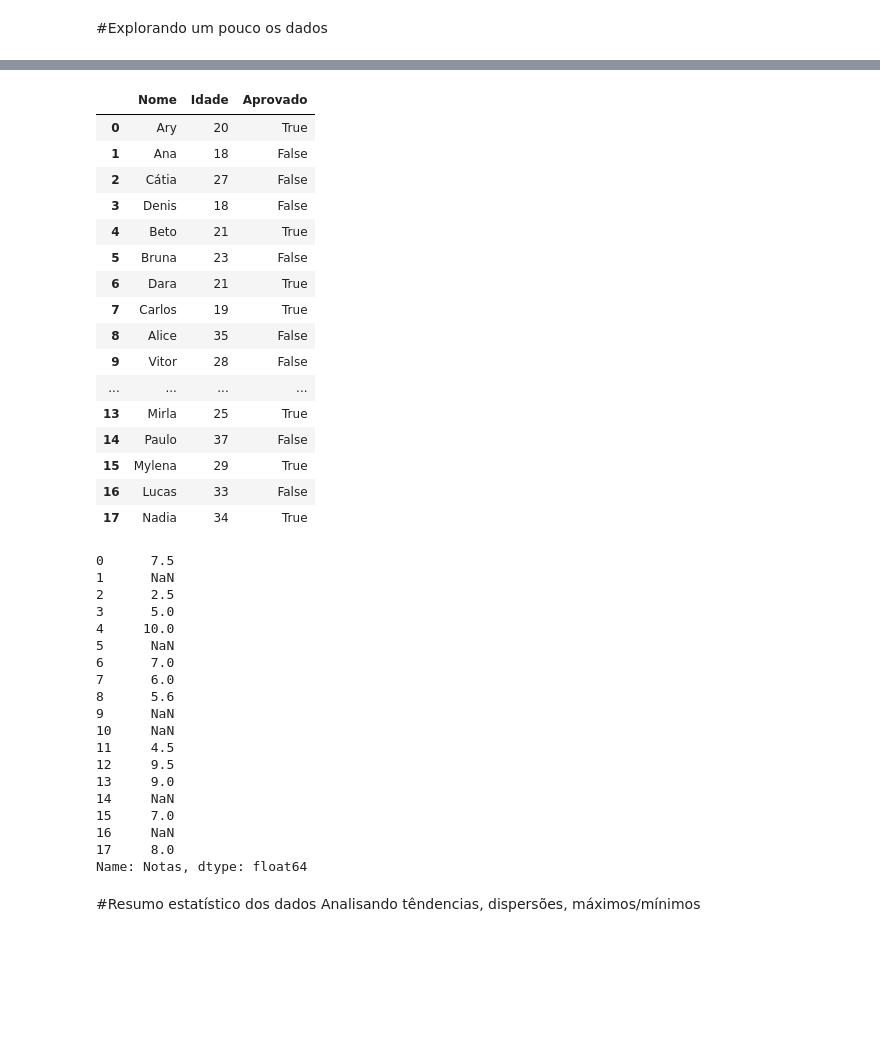
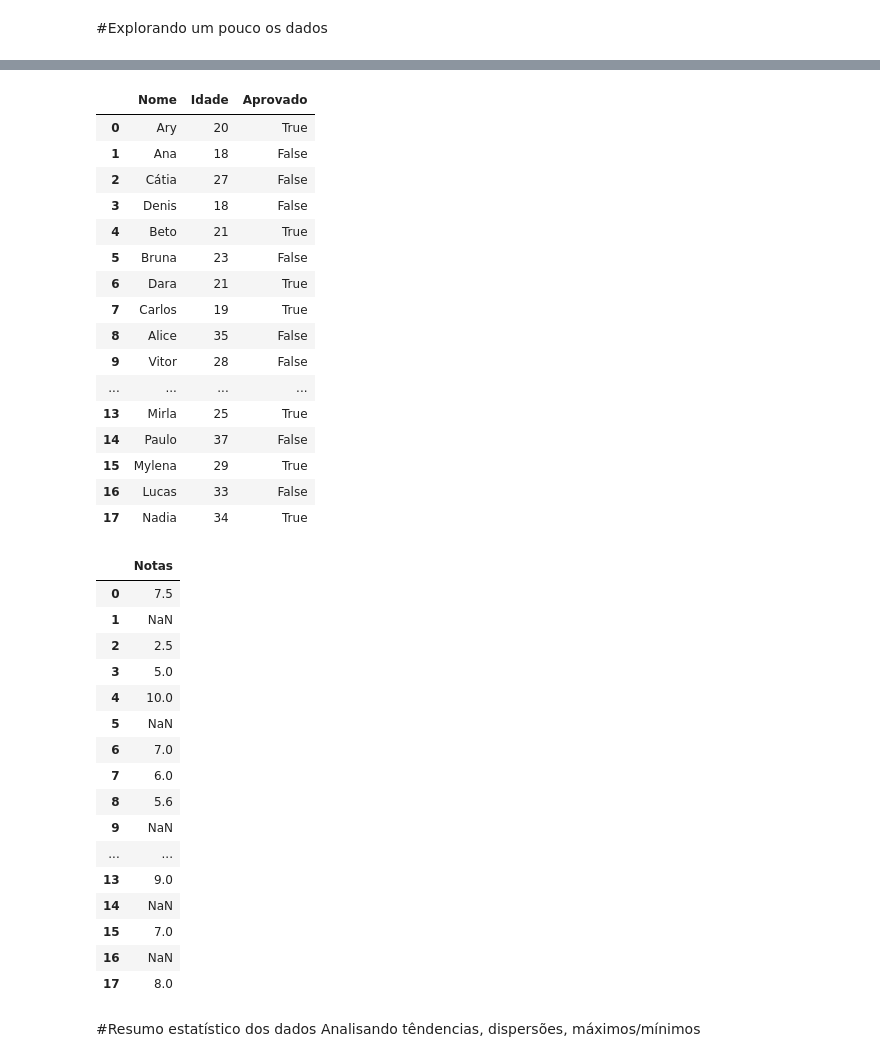
Before and after one commit to DiegoF-G/Pandas, a Jupyter notebook: pandas01.ipynb, the cells around one changed output, grey strips where cells are left out. Drawn from its saved outputs; the diff is of its cells as text; code cells hidden in the pictures; blank space fills up the shorter version.

```diff
--- a/pandas01.ipynb
+++ b/pandas01.ipynb
@@ -76,44 +77,42 @@ memory usage: 578.0+ bytes
 # %%
 display(dados[['Nome', 'Idade', 'Aprovado']])
 print()
-display(dados['Notas'])
+display(dados[['Notas']]) # Sem os colchetes "[]" na string 'Notas, obtemos uma Serie pandas em vez de um dataframe
 # %% [output]
 |  | Nome | Idade | Aprovado |
 | 0 | Ary | 20 | True |
 | 1 | Ana | 18 | False |
 | 2 | Cátia | 27 | False |
 | 3 | Denis | 18 | False |
 | 4 | Beto | 21 | True |
 | 5 | Bruna | 23 | False |
 | 6 | Dara | 21 | True |
 | 7 | Carlos | 19 | True |
 | 8 | Alice | 35 | False |
 | 9 | Vitor | 28 | False |
 | ... | ... | ... | ... |
 | 13 | Mirla | 25 | True |
 | 14 | Paulo | 37 | False |
 | 15 | Mylena | 29 | True |
 | 16 | Lucas | 33 | False |
 | 17 | Nadia | 34 | True |
-0      7.5
-1      NaN
-2      2.5
-3      5.0
-4     10.0
-5      NaN
-6      7.0
-7      6.0
-8      5.6
-9      NaN
-10     NaN
-11     4.5
-12     9.5
-13     9.0
-14     NaN
-15     7.0
-16     NaN
-17     8.0
-Name: Notas, dtype: float64
+|  | Notas |
+| 0 | 7.5 |
+| 1 | NaN |
+| 2 | 2.5 |
+| 3 | 5.0 |
+| 4 | 10.0 |
+| 5 | NaN |
+| 6 | 7.0 |
+| 7 | 6.0 |
+| 8 | 5.6 |
+| 9 | NaN |
+| ... | ... |
+| 13 | 9.0 |
+| 14 | NaN |
+| 15 | 7.0 |
+| 16 | NaN |
+| 17 | 8.0 |
 # %% [markdown]
 #Resumo estatístico dos dados
 Analisando têndencias, dispersões, máximos/mínimos
```
Also changed, not shown: parts of 4 cells of this notebook.
